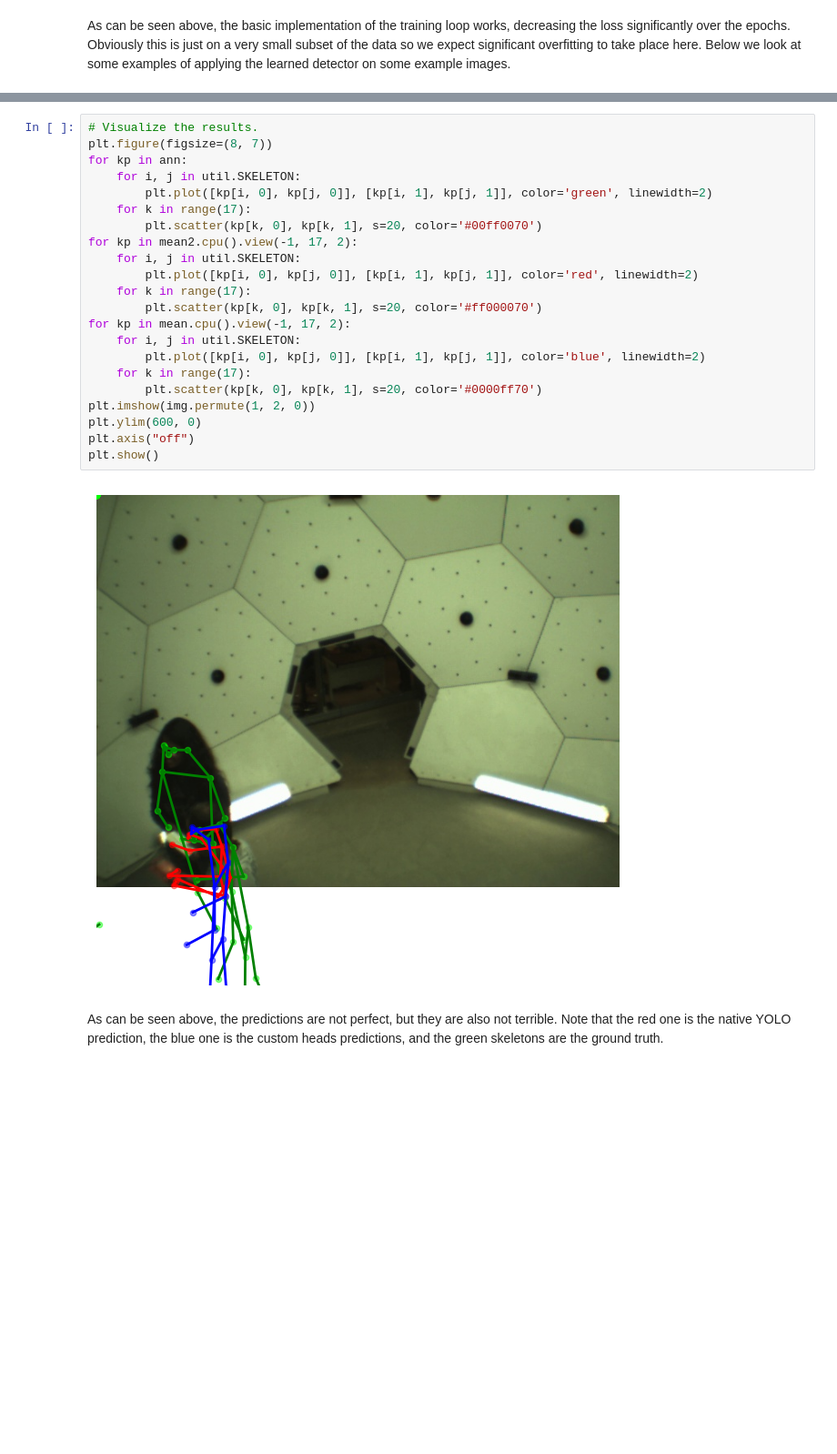
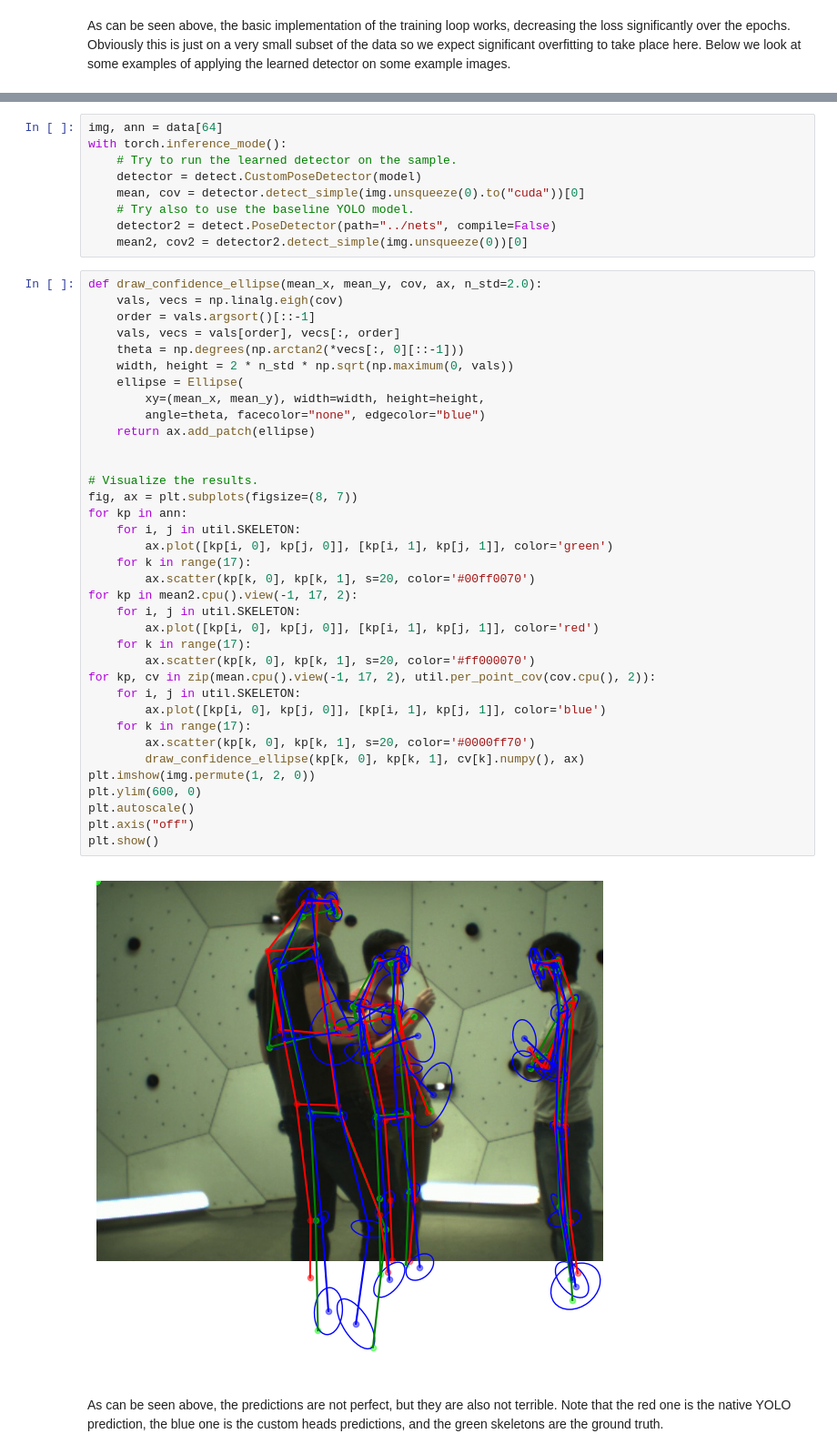
Before and after one commit to rolandbernard/capstone-project, a Jupyter notebook: code/notebooks/2.b.0.train.yolo.sanity.ipynb, the cells around one changed output, grey strips where cells are left out. Shown at 91% size. Cells and saved outputs as stored; diff of their text form; blank space fills up the shorter version.

Commit message:
Working on a custom YOLO model.

```diff
--- a/code/notebooks/2.b.0.train.yolo.sanity.ipynb
+++ b/code/notebooks/2.b.0.train.yolo.sanity.ipynb
@@ -61,26 +58,49 @@ mean2, cov2 = detector2.detect_simple(img.unsqueeze(0))[0]
+# %%
+img, ann = data[64]
+with torch.inference_mode():
+    # Try to run the learned detector on the sample.
+    detector = detect.CustomPoseDetector(model)
+    mean, cov = detector.detect_simple(img.unsqueeze(0).to("cuda"))[0]
+    # Try also to use the baseline YOLO model.
+    detector2 = detect.PoseDetector(path="../nets", compile=False)
+    mean2, cov2 = detector2.detect_simple(img.unsqueeze(0))[0]
 # %%
+def draw_confidence_ellipse(mean_x, mean_y, cov, ax, n_std=2.0):
+    vals, vecs = np.linalg.eigh(cov)
+    order = vals.argsort()[::-1]
+    vals, vecs = vals[order], vecs[:, order]
+    theta = np.degrees(np.arctan2(*vecs[:, 0][::-1]))
+    width, height = 2 * n_std * np.sqrt(np.maximum(0, vals))
+    ellipse = Ellipse(
+        xy=(mean_x, mean_y), width=width, height=height,
+        angle=theta, facecolor="none", edgecolor="blue")
+    return ax.add_patch(ellipse)
+
+
 # Visualize the results.
-plt.figure(figsize=(8, 7))
+fig, ax = plt.subplots(figsize=(8, 7))
 for kp in ann:
     for i, j in util.SKELETON:
-        plt.plot([kp[i, 0], kp[j, 0]], [kp[i, 1], kp[j, 1]], color='green', linewidth=2)
+        ax.plot([kp[i, 0], kp[j, 0]], [kp[i, 1], kp[j, 1]], color='green')
     for k in range(17):
-        plt.scatter(kp[k, 0], kp[k, 1], s=20, color='#00ff0070')
+        ax.scatter(kp[k, 0], kp[k, 1], s=20, color='#00ff0070')
 for kp in mean2.cpu().view(-1, 17, 2):
     for i, j in util.SKELETON:
-        plt.plot([kp[i, 0], kp[j, 0]], [kp[i, 1], kp[j, 1]], color='red', linewidth=2)
+        ax.plot([kp[i, 0], kp[j, 0]], [kp[i, 1], kp[j, 1]], color='red')
     for k in range(17):
-        plt.scatter(kp[k, 0], kp[k, 1], s=20, color='#ff000070')
-for kp in mean.cpu().view(-1, 17, 2):
+        ax.scatter(kp[k, 0], kp[k, 1], s=20, color='#ff000070')
+for kp, cv in zip(mean.cpu().view(-1, 17, 2), util.per_point_cov(cov.cpu(), 2)):
     for i, j in util.SKELETON:
-        plt.plot([kp[i, 0], kp[j, 0]], [kp[i, 1], kp[j, 1]], color='blue', linewidth=2)
+        ax.plot([kp[i, 0], kp[j, 0]], [kp[i, 1], kp[j, 1]], color='blue')
     for k in range(17):
-        plt.scatter(kp[k, 0], kp[k, 1], s=20, color='#0000ff70')
+        ax.scatter(kp[k, 0], kp[k, 1], s=20, color='#0000ff70')
+        draw_confidence_ellipse(kp[k, 0], kp[k, 1], cv[k].numpy(), ax)
 plt.imshow(img.permute(1, 2, 0))
 plt.ylim(600, 0)
+plt.autoscale()
 plt.axis("off")
 plt.show()
 # %% [output]
-[figure, old version]
+[figure, new version]
 # %% [markdown]
 As can be seen above, the predictions are not perfect, but they are also not terrible. Note that the red one is the native YOLO prediction, the blue one is the custom heads predictions, and the green skeletons are the ground truth.
```
Also changed, not shown: parts of 3 cells of this notebook, 6 other files.
